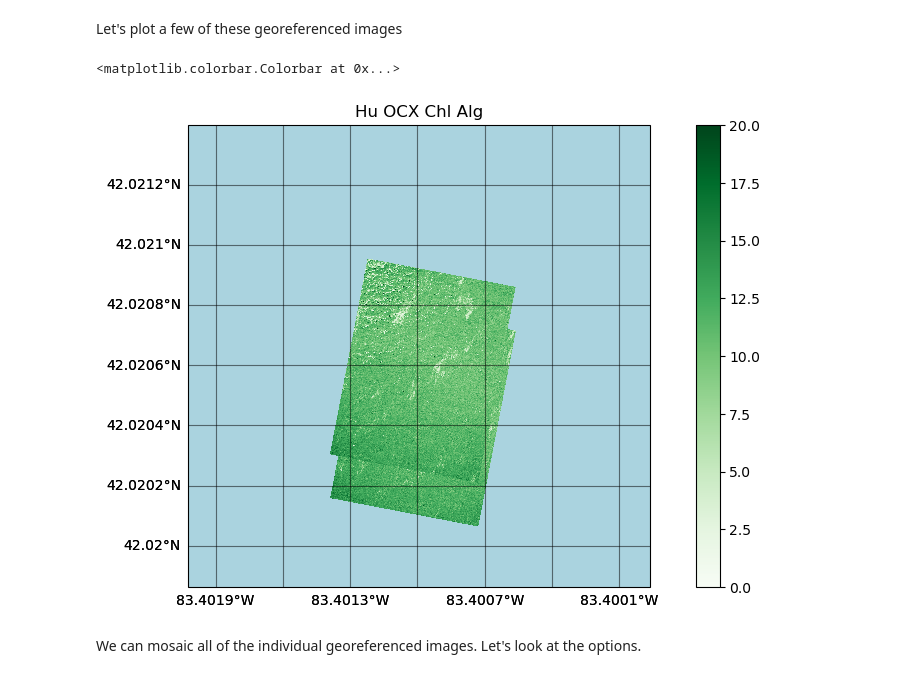
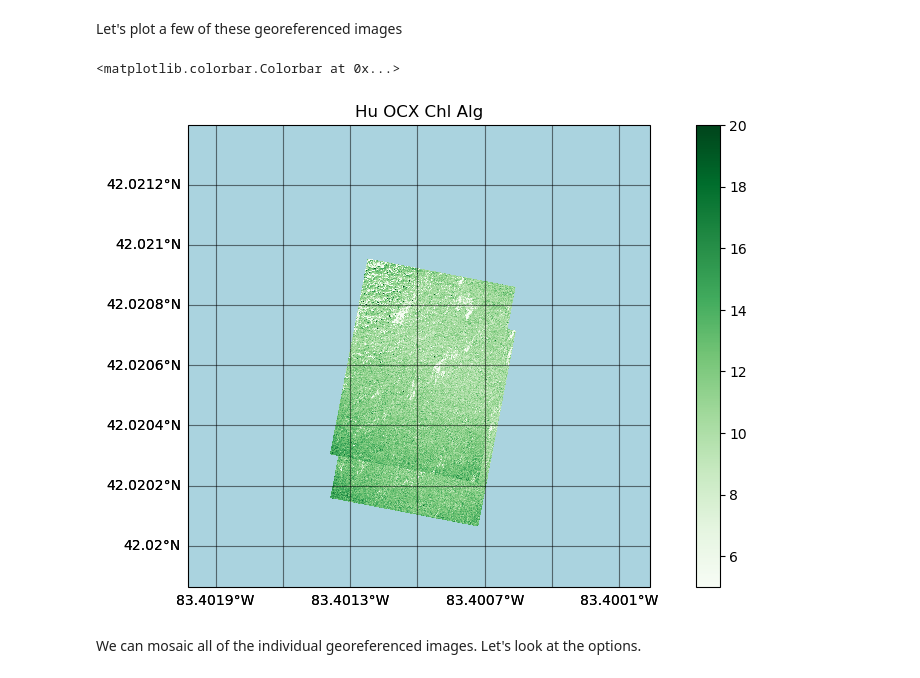
Before and after one commit to aewindle110/DroneWQ, a Jupyter notebook: primary_demo_lake_erie.ipynb, the cells around one changed output. Drawn from its saved outputs; the diff is of its cells as text; code cells hidden in the pictures.

```diff
--- a/primary_demo_lake_erie.ipynb
+++ b/primary_demo_lake_erie.ipynb
@@ -471,16 +503,16 @@ Let's plot a few of these georeferenced images
 # %%
 fig, ax = plt.subplots(nrows = 1, ncols = 1, figsize=(12, 6), subplot_kw = dict(projection = Mercator()))
 ax_0, mappable_0 = plot_georeferenced_data(ax=ax, filename="Lake_Erie/georeferenced_chl_hu_ocx/capture_100.tif",
-                                           vmin=0, vmax=20, cmap='Greens', norm=None, basemap = cx.providers.OpenStreetMap.Mapnik)
+                                           vmin=5, vmax=20, cmap='Greens', norm=None, basemap = cx.providers.OpenStreetMap.Mapnik)
 
 ax_0, mappable_0 = plot_georeferenced_data(ax=ax, filename="Lake_Erie/georeferenced_chl_hu_ocx/capture_101.tif",
-                                           vmin=0, vmax=20, cmap='Greens', norm=None, basemap = cx.providers.OpenStreetMap.Mapnik)
+                                           vmin=5, vmax=20, cmap='Greens', norm=None, basemap = cx.providers.OpenStreetMap.Mapnik)
 
 ax_0.set_title('Hu OCX Chl Alg')
 plt.colorbar(mappable_0)
 # %% [output]
 <matplotlib.colorbar.Colorbar at 0x...>
-[figure, old version]
+[figure, new version]
 # %% [markdown]
 We can mosaic all of the individual georeferenced images. Let's look at the options.
 # %%
```
Also changed, not shown: parts of 53 cells of this notebook.
